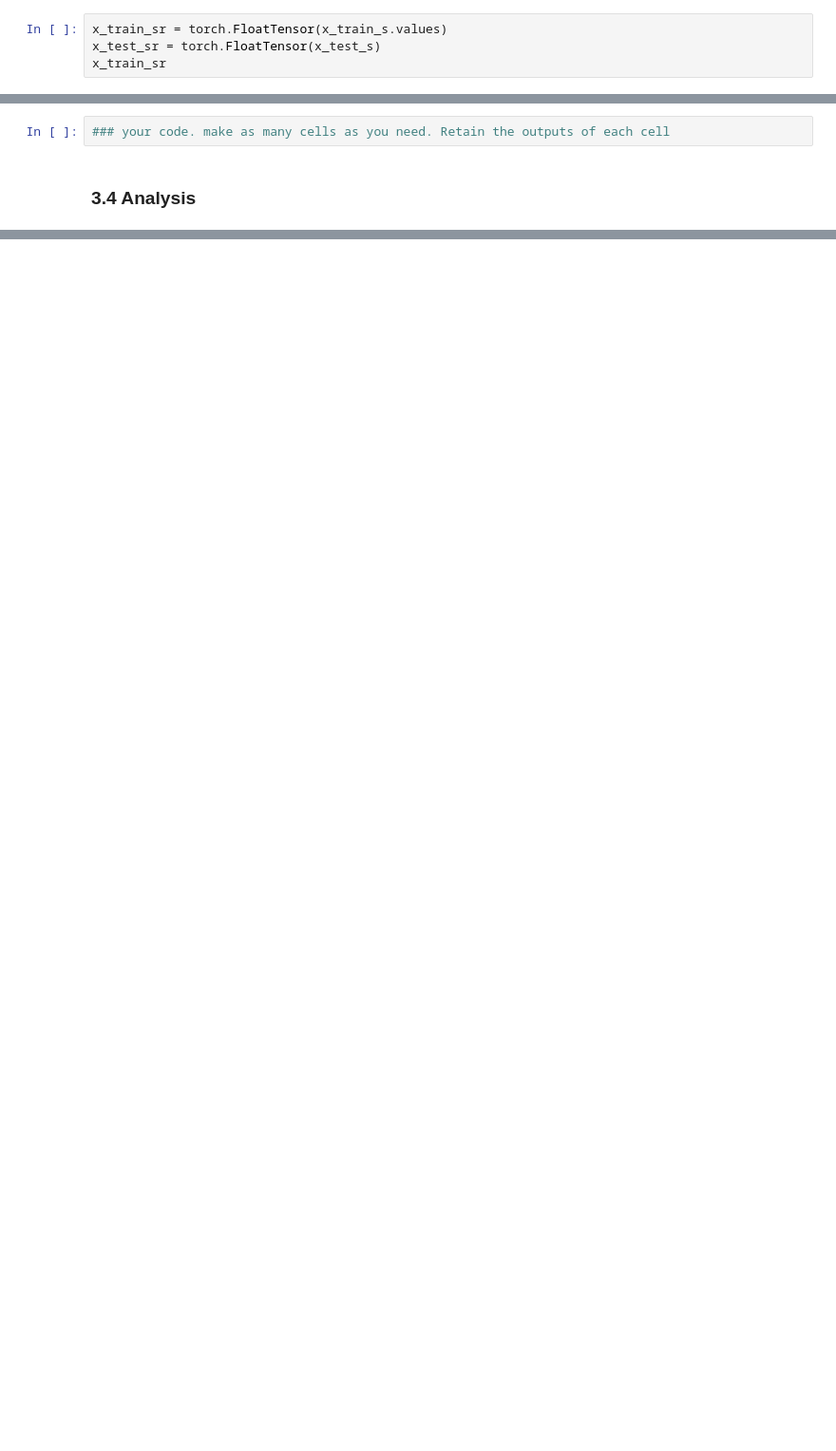
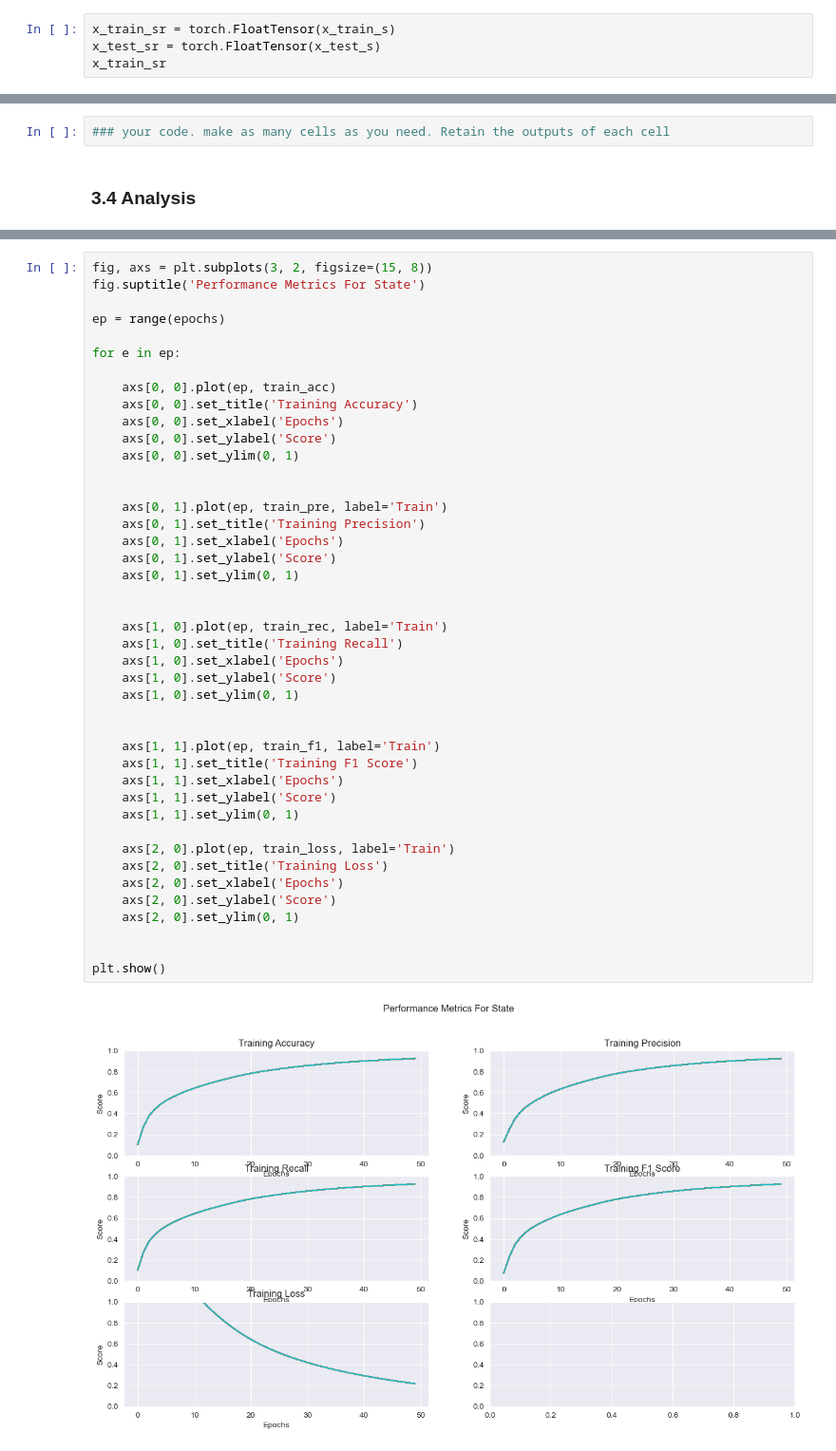
Before and after one commit to riasat-mahbub/ML_Final_Project, a Jupyter notebook: Project_Code_Template.ipynb, the cells around one changed output, grey strips where cells are left out. Shown at 95% size. Cells and saved outputs as stored; diff of their text form; blank space fills up the shorter version.

```diff
--- a/Project_Code_Template.ipynb
+++ b/Project_Code_Template.ipynb
@@ -457,5 +593,5 @@ Name: state, Length: 20475, dtype: object
 # %%
-x_train_sr = torch.FloatTensor(x_train_s.values)
+x_train_sr = torch.FloatTensor(x_train_s)
 x_test_sr = torch.FloatTensor(x_test_s)
 x_train_sr
 # %% [output]
@@ -474,0 +967,45 @@ TypeError: can't convert np.ndarray of type numpy.object_. The only supported ty
+# %%
+fig, axs = plt.subplots(3, 2, figsize=(15, 8))
+fig.suptitle('Performance Metrics For State')
+
+ep = range(epochs)
+
+for e in ep:
+
+    axs[0, 0].plot(ep, train_acc)
+    axs[0, 0].set_title('Training Accuracy')
+    axs[0, 0].set_xlabel('Epochs')
+    axs[0, 0].set_ylabel('Score')
+    axs[0, 0].set_ylim(0, 1)
+
+
+    axs[0, 1].plot(ep, train_pre, label='Train')
+    axs[0, 1].set_title('Training Precision')
+    axs[0, 1].set_xlabel('Epochs')
+    axs[0, 1].set_ylabel('Score')
+    axs[0, 1].set_ylim(0, 1)
+
+
+    axs[1, 0].plot(ep, train_rec, label='Train')
+    axs[1, 0].set_title('Training Recall')
+    axs[1, 0].set_xlabel('Epochs')
+    axs[1, 0].set_ylabel('Score')
+    axs[1, 0].set_ylim(0, 1)
+
+
+    axs[1, 1].plot(ep, train_f1, label='Train')
+    axs[1, 1].set_title('Training F1 Score')
+    axs[1, 1].set_xlabel('Epochs')
+    axs[1, 1].set_ylabel('Score')
+    axs[1, 1].set_ylim(0, 1)
+
+    axs[2, 0].plot(ep, train_loss, label='Train')
+    axs[2, 0].set_title('Training Loss')
+    axs[2, 0].set_xlabel('Epochs')
+    axs[2, 0].set_ylabel('Score')
+    axs[2, 0].set_ylim(0, 1)
+
+
+plt.show()
+# %% [output]
+[figure, added]
```
Also changed, not shown: parts of 51 cells of this notebook.
